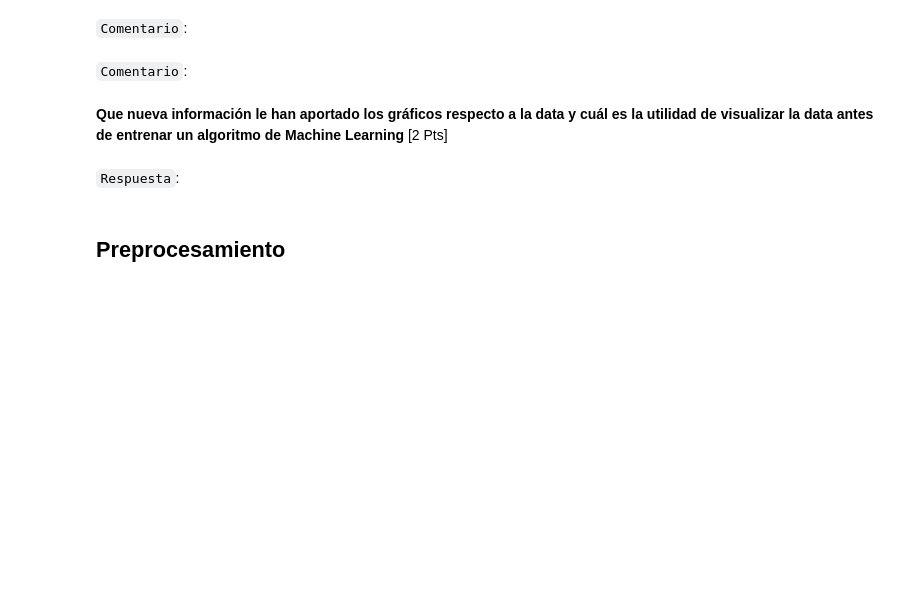
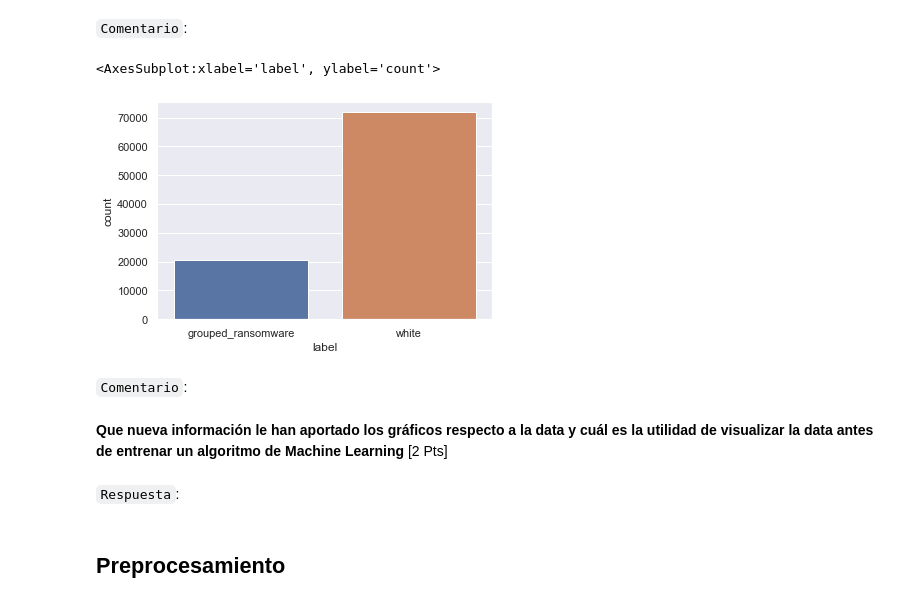
Before and after one commit to Bastian951/INF398-INTRODUCCION-AL-APRENDIZAJE-AUTOMATICO, a Jupyter notebook: Tarea 1/Tarea_1_ML_2022_1.ipynb, the cells around one changed output. Cells and saved outputs as stored; diff of their text form; code cells hidden in the pictures; blank space fills up the shorter version.

```diff
--- a/Tarea 1/Tarea_1_ML_2022_1.ipynb
+++ b/Tarea 1/Tarea_1_ML_2022_1.ipynb
@@ -323,7 +331,10 @@ sns.violinplot(data=df_data, x="length", y="label")
 `Comentario`:
 # %%
 # Grafico para la columna label
-### START CODE HERE ###
+sns.countplot('label',data=df_data)
+# %% [output]
+<AxesSubplot:xlabel='label', ylabel='count'>
+[figure, added]
 # %% [markdown]
 `Comentario`:
 # %% [markdown]
```
Also changed, not shown: parts of 3 cells of this notebook.
